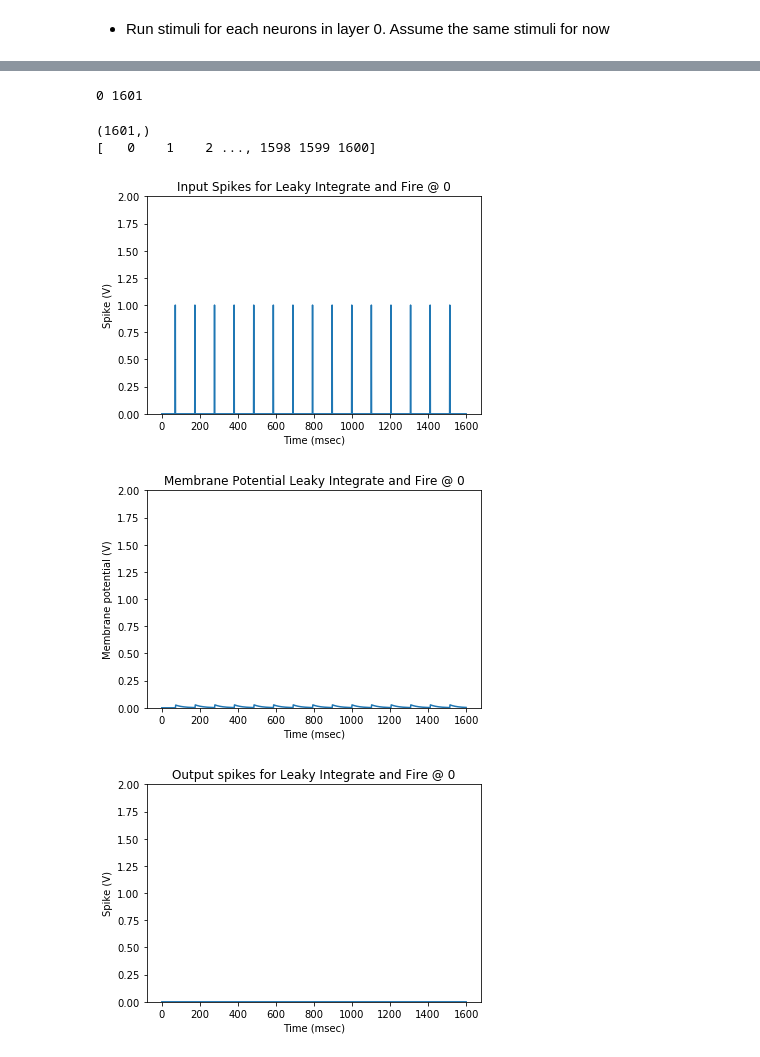
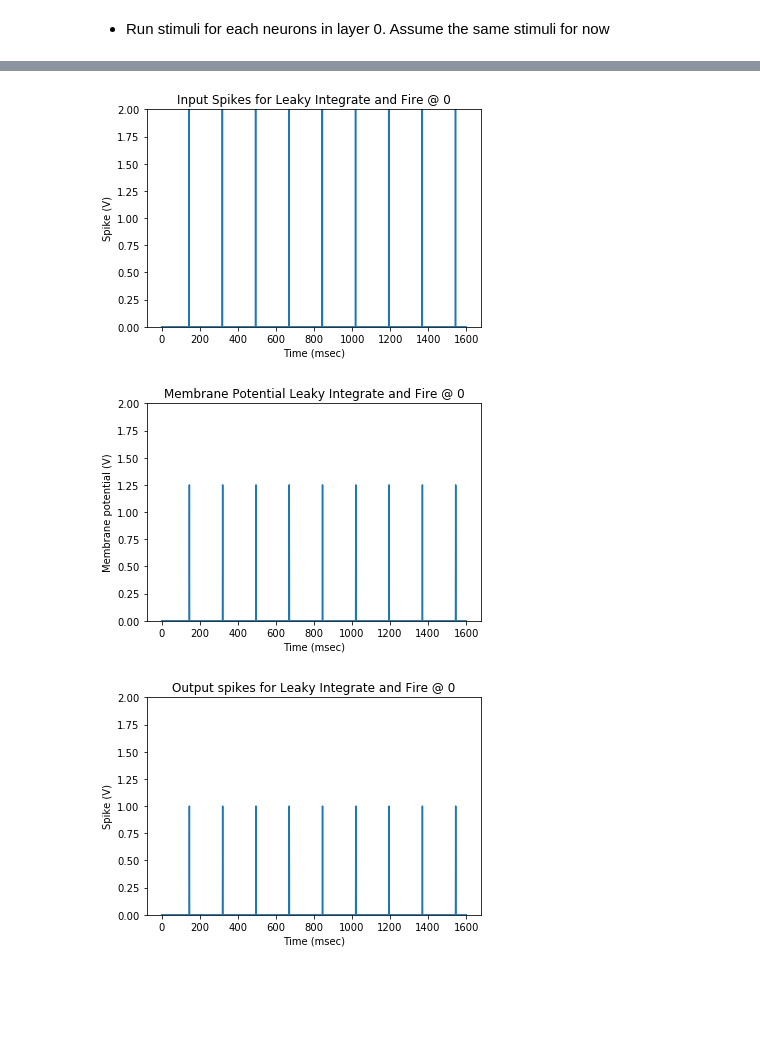
Before and after one commit to markstrefford/Spiking-Neural-Network, a Jupyter notebook: SNN_0.ipynb, the cells around one changed output, grey strips where cells are left out. Drawn from its saved outputs; the diff is of its cells as text; code cells hidden in the pictures; blank space fills up the shorter version.

Commit message:
Propogating spikes from layer 1 to layer 2

```diff
--- a/SNN_0.ipynb
+++ b/SNN_0.ipynb
@@ -180,0 +166,5 @@ Neuron.spike_generator.exit_state(Vm=[ 0.          0.          0.01125    ...,
+# %%
+layer = 0
+layer_spikes = np.zeros_like(neurons[layer][0].spikes)
+for i in range(num_neurons):
+    layer_spikes += neurons[layer][i].spikes
@@ -180,0 +189,3 @@ Neuron.spike_generator.exit_state(Vm=[ 0.          0.          0.01125    ...,
+# %%
+neurons[1][0]=Neuron()
+neurons[1][0].spike_generator(layer_spikes)   #[time_step], duration=0.25)
@@ -180,0 +210,4 @@ Neuron.spike_generator.exit_state(Vm=[ 0.          0.          0.01125    ...,
+# %%
+start_time = 0
+end_time = len(neurons[1][0].time)
+print(start_time,end_time)
@@ -241,23 +222,11 @@ Neuron.spike_generator.exit_state(Vm=[ 0.          0.          0.         ...,
-# %%
-start_time = 0
-end_time = len(neuron_time)
-print(start_time,end_time)
-# %% [output]
-0 1601
-# %%
-print (neuron[0][2_time.shape)
-print (neuron2_time)
-# %% [output]
-(1601,)
-[   0    1    2 ..., 1598 1599 1600]
 # %%
-plot_spikes(neuron_time[start_time:end_time], neuron_output[start_time:end_time],
-            'Input Spikes for {}'.format(neuron2.type), neuron_id = "0")
-plot_membrane_potential(neuron2_time[start_time:end_time], neuron2_Vm[start_time:end_time],
-            'Membrane Potential {}'.format(neuron2.type), neuron_id = "0")
-plot_spikes(neuron2_time[start_time:end_time], neuron2_output[start_time:end_time],
-            'Output spikes for {}'.format(neuron2.type), neuron_id = "0")
+plot_spikes(neurons[0][0].time[start_time:end_time], layer_spikes[start_time:end_time],
+            'Input Spikes for {}'.format(neurons[1][0].type), neuron_id = "0")
+plot_membrane_potential(neurons[1][0].time[start_time:end_time], neurons[1][0].Vm[start_time:end_time],
+            'Membrane Potential {}'.format(neurons[1][0].type), neuron_id = "0")
+plot_spikes(neurons[1][0].time[start_time:end_time], neurons[1][0].spikes[start_time:end_time],
+            'Output spikes for {}'.format(neurons[1][0].type), neuron_id = "0")
 # %% [output]
-[figure, old version]
+[figure, new version]
-[figure, old version]
+[figure, new version]
-[figure, old version]
+[figure, new version]
```
Also changed, not shown: parts of 24 cells of this notebook.
